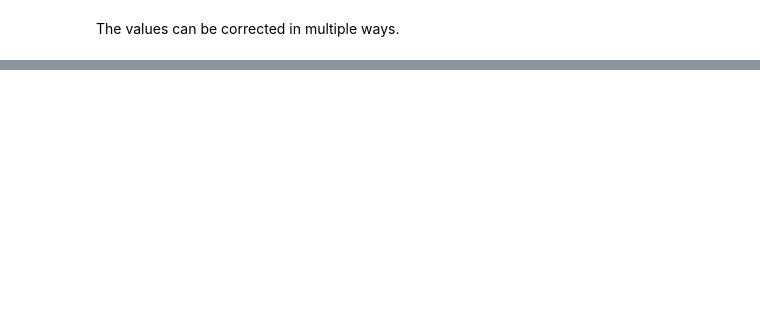
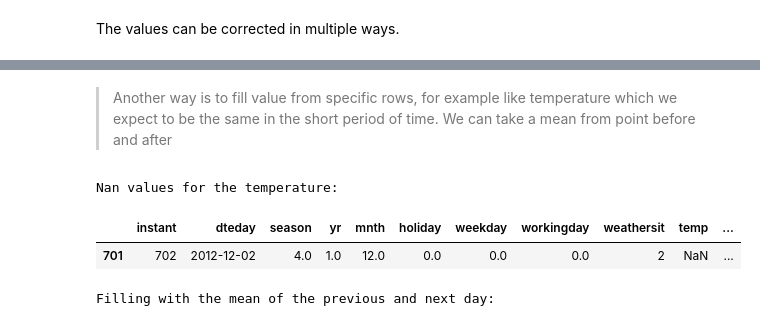
Before and after one commit to tszyrowski/l-grad-boost, a Jupyter notebook: intro/regression.ipynb, the cells around one changed output, grey strips where cells are left out. Saved outputs shown, nothing was run; the diff lists cells and outputs as text; code cells hidden in the pictures; blank space fills up the shorter version.

```diff
--- a/intro/regression.ipynb
+++ b/intro/regression.ipynb
@@ -97,0 +111,19 @@ print(f"""
+# %% [markdown]
+> Another way is to fill value from specific rows, for example like temperature which we expect to be the same in the short period of time. We can take a mean from point before and after
+# %%
+print("Nan values for the temperature:")
+display(df_bikes[df_bikes['temp'].isna()])
+
+print("Filling with the mean of the previous and next day:")
+mean_temp = (df_bikes.iloc[700]['temp'] + df_bikes.iloc[702]['temp'])/2
+mean_atemp = (df_bikes.iloc[700]['atemp'] + df_bikes.iloc[702]['atemp'])/2
+
+df_bikes['temp'].fillna((mean_temp), inplace=True)
+df_bikes['atemp'].fillna((mean_atemp), inplace=True)
+
+display(df_bikes.iloc[[701]])
+# %% [output]
+Nan values for the temperature:
+|  | instant | dteday | season | yr | mnth | holiday | weekday | workingday | weathersit | temp | ... |
+| 701 | 702 | 2012-12-02 | 4.0 | 1.0 | 12.0 | 0.0 | 0.0 | 0.0 | 2 | NaN | ... |
+Filling with the mean of the previous and next day:
```
Also changed, not shown: parts of 10 cells of this notebook.
